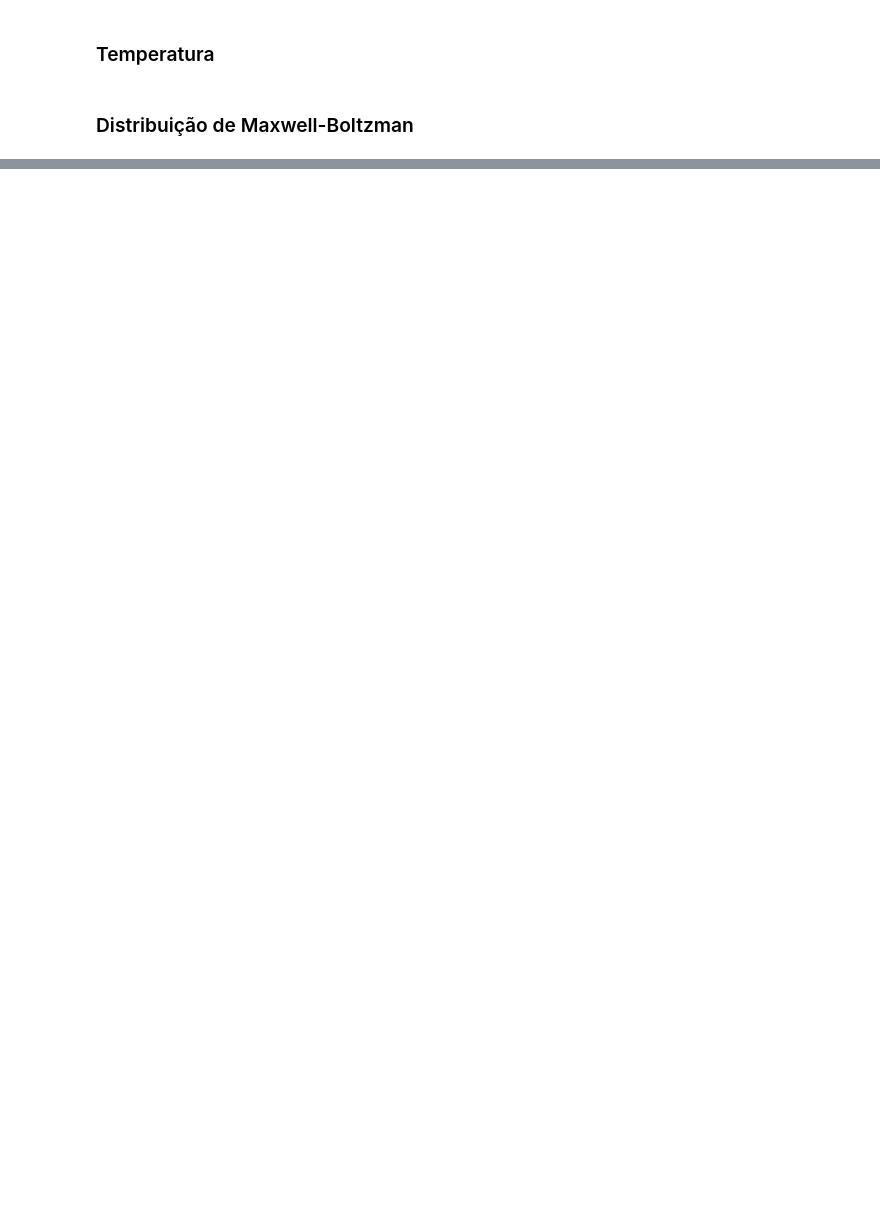
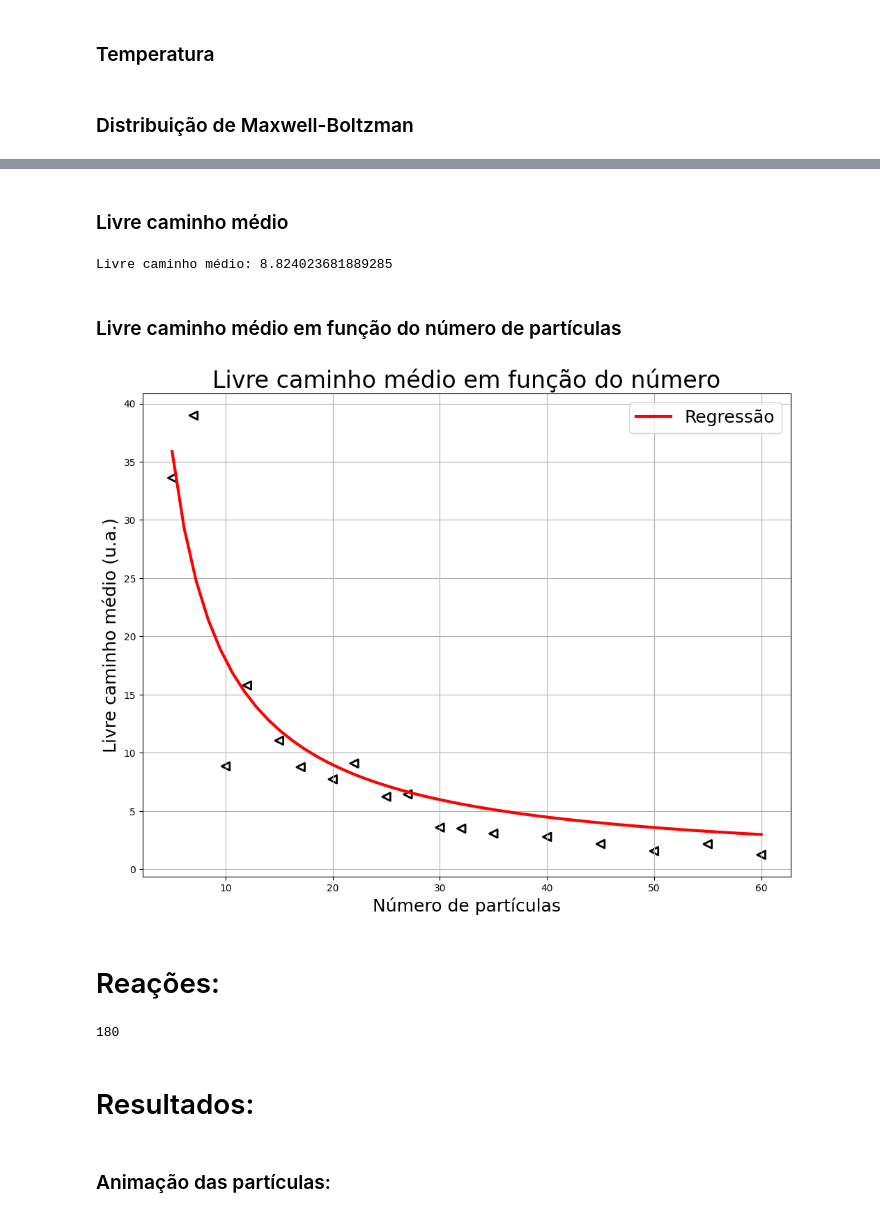
Before and after one commit to isadoramarcondes/Cinetica-Quimica, a Jupyter notebook: hard_spheres.ipynb, the cells around one changed output, grey strips where cells are left out. Drawn from its saved outputs; the diff is of its cells as text; code cells hidden in the pictures; blank space fills up the shorter version.

```diff
--- a/hard_spheres.ipynb
+++ b/hard_spheres.ipynb
@@ -177,0 +182,11 @@ plt.savefig(r'resultados/distribuicoes.png', dpi = 200)
+# %% [markdown]
+### Livre caminho médio
+# %%
+tempo_livre_medio = np.average([particula.num_col/TFIM for particula in PARTICULAS])
+velocidade_media = np.average([np.average(particula.travel_mag) for particula in PARTICULAS])
+livre_caminho_medio = tempo_livre_medio*velocidade_media
+print(f'Livre caminho médio: {livre_caminho_medio}')
+# %% [output]
+Livre caminho médio: 8.824023681889285
+# %% [markdown]
+### Livre caminho médio em função do número de partículas
@@ -177,0 +224,24 @@ plt.savefig(r'resultados/distribuicoes.png', dpi = 200)
+# %%
+def funcao_fit(x, c):
+    return c/x
+
+funcao_fit_model=lmfit.Model(funcao_fit)
+funcao_fit_model.set_param_hint('c',value=300)#,min= -10,max=10,vary=True)
+param = funcao_fit_model.make_params()
+results = funcao_fit_model.fit(LCM, x = NUMEROS, params = param)
+C = results.params['c'].value
+x_fit = np.linspace(NUMEROS[0], NUMEROS[-1])
+y_fit = funcao_fit(x_fit, C)
+# %%
+fig, ax = plt.subplots(1,1, figsize = (12, 9))
+ax.set_title('Livre caminho médio em função do número', fontsize = 24)
+ax.set_xlabel('Número de partículas', fontsize = 18)
+ax.set_ylabel('Livre caminho médio (u.a.)', fontsize = 18)
+ax.grid('- -')
+ax.scatter(NUMEROS, LCM, s = 70,marker='<',facecolors='none', edgecolors = '0',linewidths=2)
+ax.plot(x_fit, y_fit,label="Regressão", c = 'r', linewidth = 3) ; ax.legend(fontsize=18)
+plt.savefig(r'resultados/LCM.png', dpi = 200)
+# %% [output]
+[figure, added]
+# %% [markdown]
+# Reações:
@@ -177,0 +260,11 @@ plt.savefig(r'resultados/distribuicoes.png', dpi = 200)
+# %%
+PARTICULAS = lista_inicial(NUM_PARTICULAS, raio = RAIO, massa = MASSA, tamanho_caixa = TAMANHO_CAIXA, reatividade = REATIVIDADE)
+print(len(PARTICULAS))
+for i in range(NUM_STEPS):
+    step(PARTICULAS, STEP, TAMANHO_CAIXA)
+# %% [output]
+180
+# %% [markdown]
+# Resultados:
+# %% [markdown]
+### Animação das partículas:
```
Also changed, not shown: parts of 13 cells of this notebook, 10 other files.
